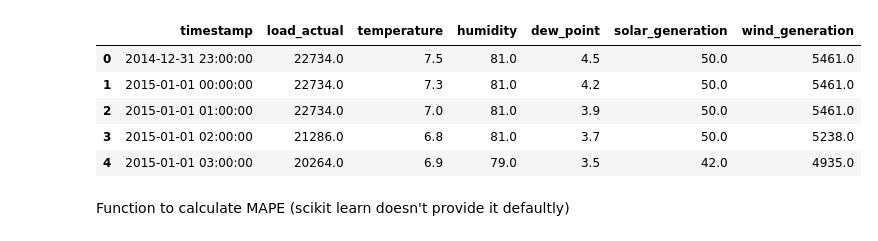
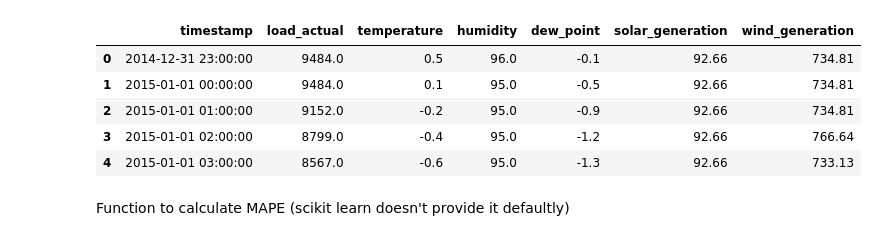
Before and after one commit to sumadhwa3009/aimlloadforecasting_b4, a Jupyter notebook: notebooks/03_model_training.ipynb, the cells around one changed output. Saved outputs shown, nothing was run; the diff lists cells and outputs as text; code cells hidden in the pictures.

```diff
--- a/notebooks/03_model_training.ipynb
+++ b/notebooks/03_model_training.ipynb
@@ -9,12 +11,12 @@ import seaborn as sns
 # %%
-df = pd.read_csv("../data/processed/final_dataset.csv", parse_dates=["timestamp"])
+df = pd.read_csv("../data/processed/final_dataset2.csv", parse_dates=["timestamp"])
 df.head()
 # %% [output]
 |  | timestamp | load_actual | temperature | humidity | dew_point | solar_generation | wind_generation |
-| 0 | 2014-12-31 23:00:00 | 22734.0 | 7.5 | 81.0 | 4.5 | 50.0 | 5461.0 |
-| 1 | 2015-01-01 00:00:00 | 22734.0 | 7.3 | 81.0 | 4.2 | 50.0 | 5461.0 |
-| 2 | 2015-01-01 01:00:00 | 22734.0 | 7.0 | 81.0 | 3.9 | 50.0 | 5461.0 |
-| 3 | 2015-01-01 02:00:00 | 21286.0 | 6.8 | 81.0 | 3.7 | 50.0 | 5238.0 |
-| 4 | 2015-01-01 03:00:00 | 20264.0 | 6.9 | 79.0 | 3.5 | 42.0 | 4935.0 |
+| 0 | 2014-12-31 23:00:00 | 9484.0 | 0.5 | 96.0 | -0.1 | 92.66 | 734.81 |
+| 1 | 2015-01-01 00:00:00 | 9484.0 | 0.1 | 95.0 | -0.5 | 92.66 | 734.81 |
+| 2 | 2015-01-01 01:00:00 | 9152.0 | -0.2 | 95.0 | -0.9 | 92.66 | 734.81 |
+| 3 | 2015-01-01 02:00:00 | 8799.0 | -0.4 | 95.0 | -1.2 | 92.66 | 766.64 |
+| 4 | 2015-01-01 03:00:00 | 8567.0 | -0.6 | 95.0 | -1.3 | 92.66 | 733.13 |
 # %%
 target = "load_actual"
```
Also changed, not shown: parts of 13 cells of this notebook, 29 other files.
